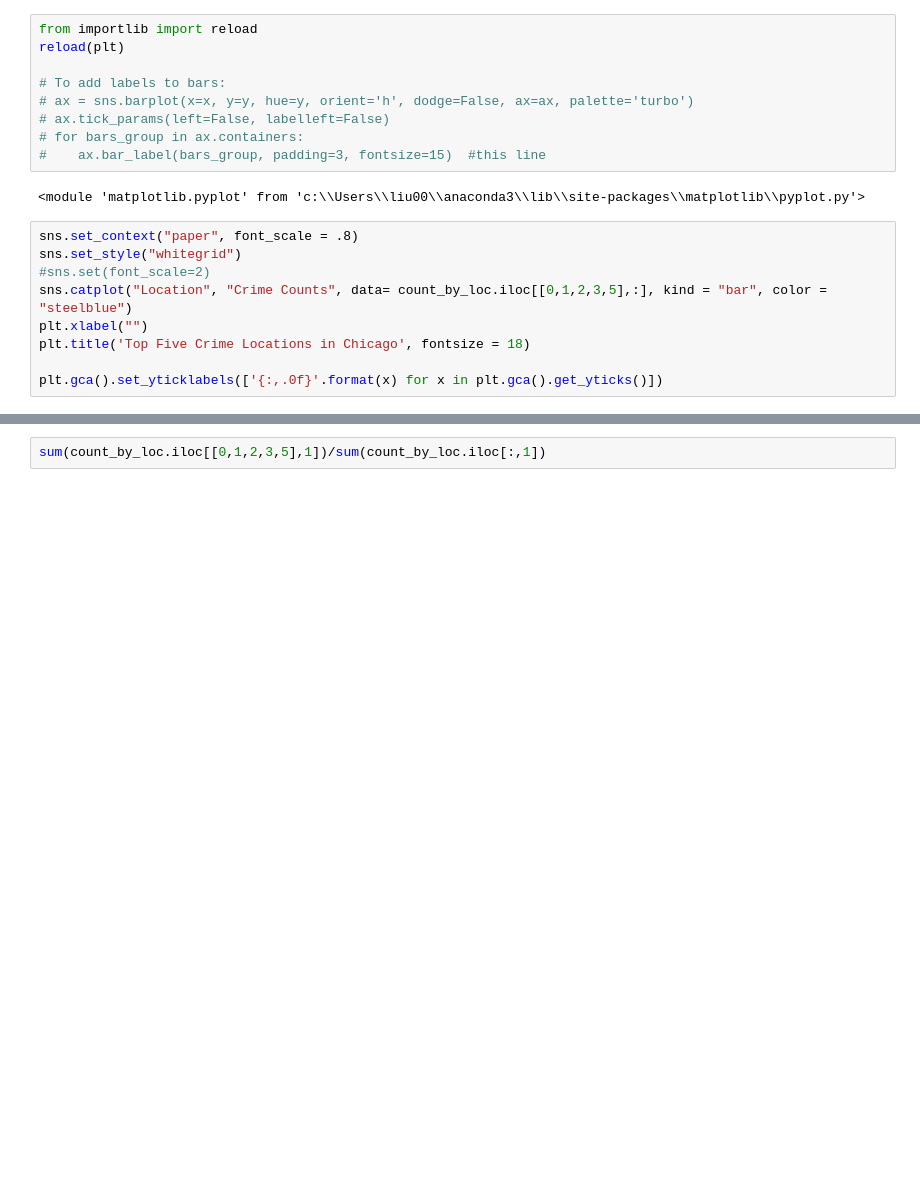
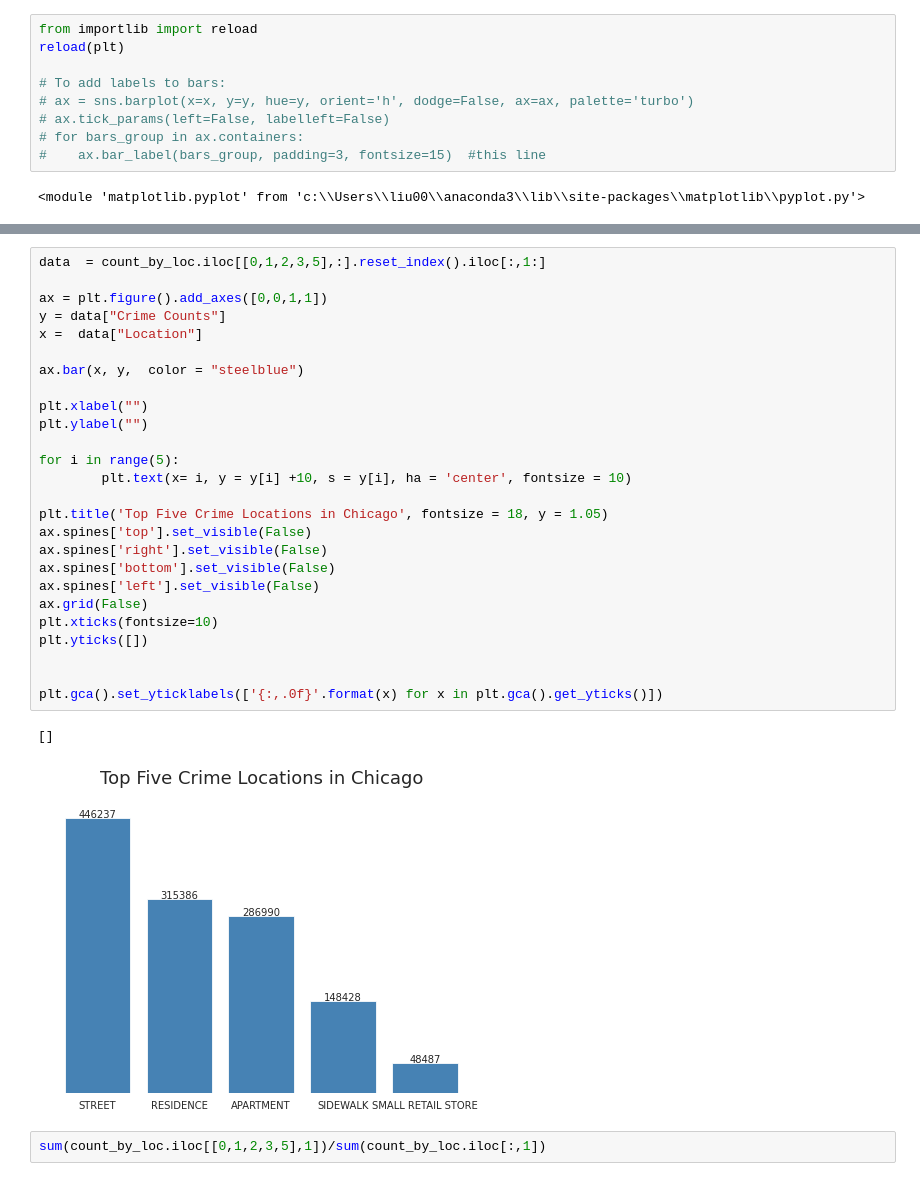
Before and after one commit to jcvincentliu/Analyzing-Racial-Disparities-in-Chicago-Police-Traffic-Stops, a Jupyter notebook: crime_cleaning.ipynb, the cells around one changed output, grey strips where cells are left out. Drawn from its saved outputs; the diff is of its cells as text; blank space fills up the shorter version.

Commit message:
Final revision on charts

```diff
--- a/crime_cleaning.ipynb
+++ b/crime_cleaning.ipynb
@@ -619,12 +619,3 @@ reload(plt)
 #    ax.bar_label(bars_group, padding=3, fontsize=15)  #this line
 # %% [output]
 <module 'matplotlib.pyplot' from 'c:\\Users\\liu00\\anaconda3\\lib\\site-packages\\matplotlib\\pyplot.py'>
-# %%
-sns.set_context("paper", font_scale = .8)
-sns.set_style("whitegrid")
-#sns.set(font_scale=2)
-sns.catplot("Location", "Crime Counts", data= count_by_loc.iloc[[0,1,2,3,5],:], kind = "bar", color = "steelblue")
-plt.xlabel("")
-plt.title('Top Five Crime Locations in Chicago', fontsize = 18)
-
-plt.gca().set_yticklabels(['{:,.0f}'.format(x) for x in plt.gca().get_yticks()])
@@ -639,3 +641,32 @@ plt.gca().set_yticklabels(['{:,.0f}'.format(x) for x in plt.gca().get_yticks()])
+# %%
+data  = count_by_loc.iloc[[0,1,2,3,5],:].reset_index().iloc[:,1:]
+
+ax = plt.figure().add_axes([0,0,1,1])
+y = data["Crime Counts"]
+x =  data["Location"]
+
+ax.bar(x, y,  color = "steelblue")
+
+plt.xlabel("")
+plt.ylabel("")
+
+for i in range(5):
+        plt.text(x= i, y = y[i] +10, s = y[i], ha = 'center', fontsize = 10)
+
+plt.title('Top Five Crime Locations in Chicago', fontsize = 18, y = 1.05)
+ax.spines['top'].set_visible(False)
+ax.spines['right'].set_visible(False)
+ax.spines['bottom'].set_visible(False)
+ax.spines['left'].set_visible(False)
+ax.grid(False)
+plt.xticks(fontsize=10)
+plt.yticks([])
+
+
+plt.gca().set_yticklabels(['{:,.0f}'.format(x) for x in plt.gca().get_yticks()])
+# %% [output]
+[]
+[figure, added]
 # %%
 sum(count_by_loc.iloc[[0,1,2,3,5],1])/sum(count_by_loc.iloc[:,1])
 # %% [output]
```
Also changed, not shown: parts of 4 cells of this notebook.
